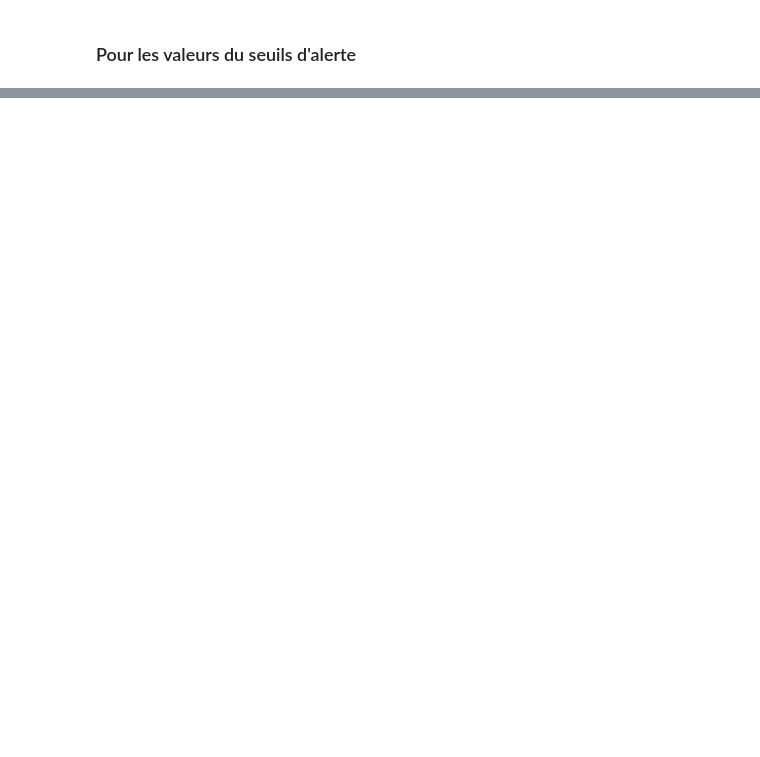
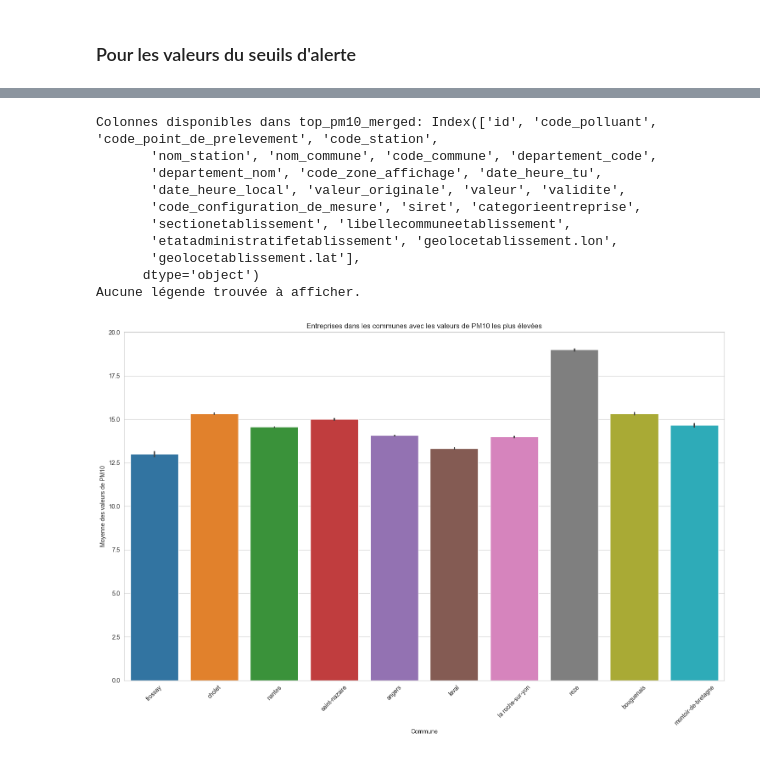
Before and after one commit to K4nen/AirPL, a Jupyter notebook: PM10_Traitement.ipynb, the cells around one changed output, grey strips where cells are left out. Cells and saved outputs as stored; diff of their text form; code cells hidden in the pictures; blank space fills up the shorter version.

```diff
--- a/PM10_Traitement.ipynb
+++ b/PM10_Traitement.ipynb
@@ -726,0 +2087,19 @@ Alerte: Valeur moyenne 45.4 µg/m3 dépasse le Seuil d'Alerte (40 µg/m3) le 202
+# %%
+# Fusionner les deux DataFrames en utilisant les colonnes 'nom_commune' et 'libellecommuneetablissement' avec une jointure externe gauche
+if 'nom_commune' in dfPM10_mensuel.columns and 'libellecommuneetablissement' in dfEtp.columns:
+    dfMerged = pd.merge(dfPM10_mensuel, dfEtp, left_on='nom_commune', right_on='libellecommuneetablissement', how='left', suffixes=('_pm10', '_etp'))
+
+    # Sauvegarder le DataFrame fusionné pour utilisation ultérieure
+    dfMerged.to_pickle('MergedData.pkl')
+
+    # Afficher les premières lignes du DataFrame fusionné
+    print("dfMerged:")
+    print(dfMerged.head())
+else:
+    print("Les colonnes de fusion 'nom_commune' et 'libellecommuneetablissement' ne sont pas présentes dans les DataFrames. Vérifiez les colonnes disponibles.")
+
+# Charger le DataFrame depuis le fichier sauvegardé
+dfPM10_mensuel = pd.read_pickle('MergedData.pkl')
+
+# Afficher les types de chaque colonne
+print(dfPM10_mensuel.dtypes)
@@ -726,0 +2172,44 @@ Alerte: Valeur moyenne 45.4 µg/m3 dépasse le Seuil d'Alerte (40 µg/m3) le 202
+# %%
+# Calculer les moyennes des valeurs de PM10 par commune
+average_pm10_by_commune = dfPM10_mensuel.groupby('nom_commune')['valeur'].mean().reset_index()
+
+# Trier les communes par les moyennes de PM10
+top_pm10_communes = average_pm10_by_commune.sort_values(by='valeur', ascending=False).head(10)
+
+# Filtrer dfPM10_mensuel pour ne garder que les communes avec les PM10 les plus élevées
+top_pm10_merged = dfPM10_mensuel[dfPM10_mensuel['nom_commune'].isin(top_pm10_communes['nom_commune'])]
+
+# Vérifier les colonnes disponibles
+print("Colonnes disponibles dans top_pm10_merged:", top_pm10_merged.columns)
+
+# Créer le graphique
+plt.figure(figsize=(15, 10))
+sns.barplot(x='nom_commune', y='valeur', data=top_pm10_merged, hue='libellecommuneetablissement')
+plt.title('Entreprises dans les communes avec les valeurs de PM10 les plus élevées')
+plt.xlabel('Commune')
+plt.ylabel('Moyenne des valeurs de PM10')
+plt.xticks(rotation=45)
+
+# Ajouter manuellement la légende si nécessaire
+handles, labels = plt.gca().get_legend_handles_labels()
+if handles:
+    plt.legend(title='Entreprise', bbox_to_anchor=(1.05, 1), loc='upper left')
+else:
+    print("Aucune légende trouvée à afficher.")
+
+plt.tight_layout()
+
+# Afficher le graphique
+plt.show()
+# %% [output]
+Colonnes disponibles dans top_pm10_merged: Index(['id', 'code_polluant', 'code_point_de_prelevement', 'code_station',
+       'nom_station', 'nom_commune', 'code_commune', 'departement_code',
+       'departement_nom', 'code_zone_affichage', 'date_heure_tu',
+       'date_heure_local', 'valeur_originale', 'valeur', 'validite',
+       'code_configuration_de_mesure', 'siret', 'categorieentreprise',
+       'sectionetablissement', 'libellecommuneetablissement',
+       'etatadministratifetablissement', 'geolocetablissement.lon',
+       'geolocetablissement.lat'],
+      dtype='object')
+Aucune légende trouvée à afficher.
+[figure, added]
```
Also changed, not shown: parts of 33 cells of this notebook, 14 other files.
